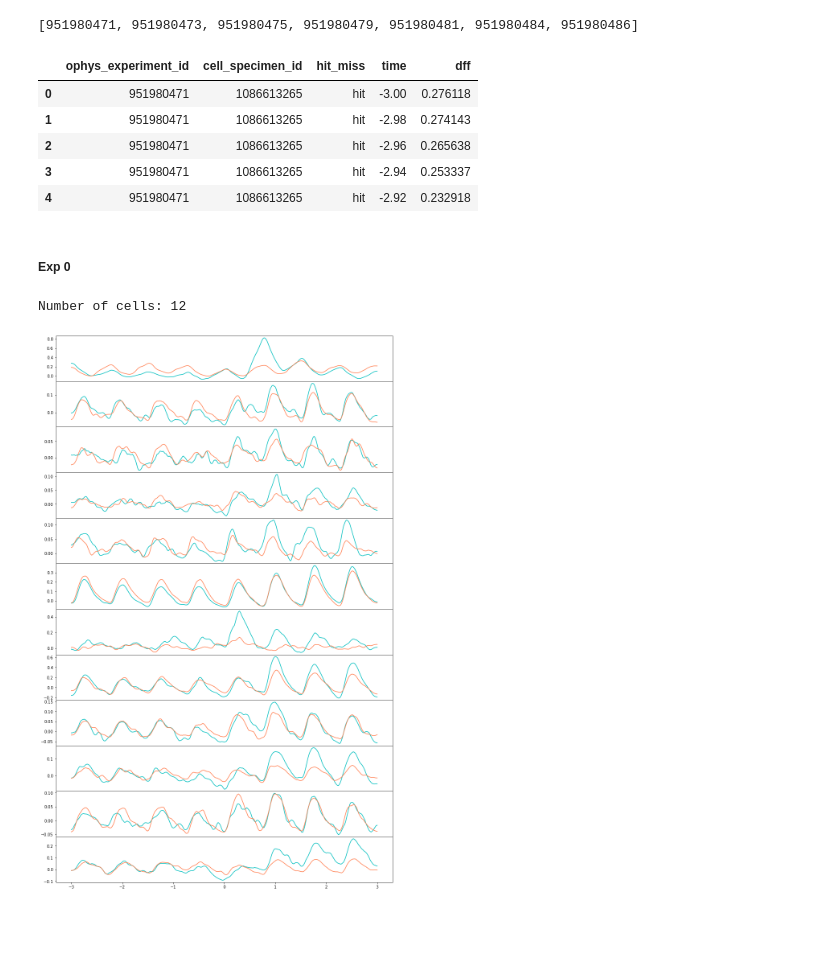
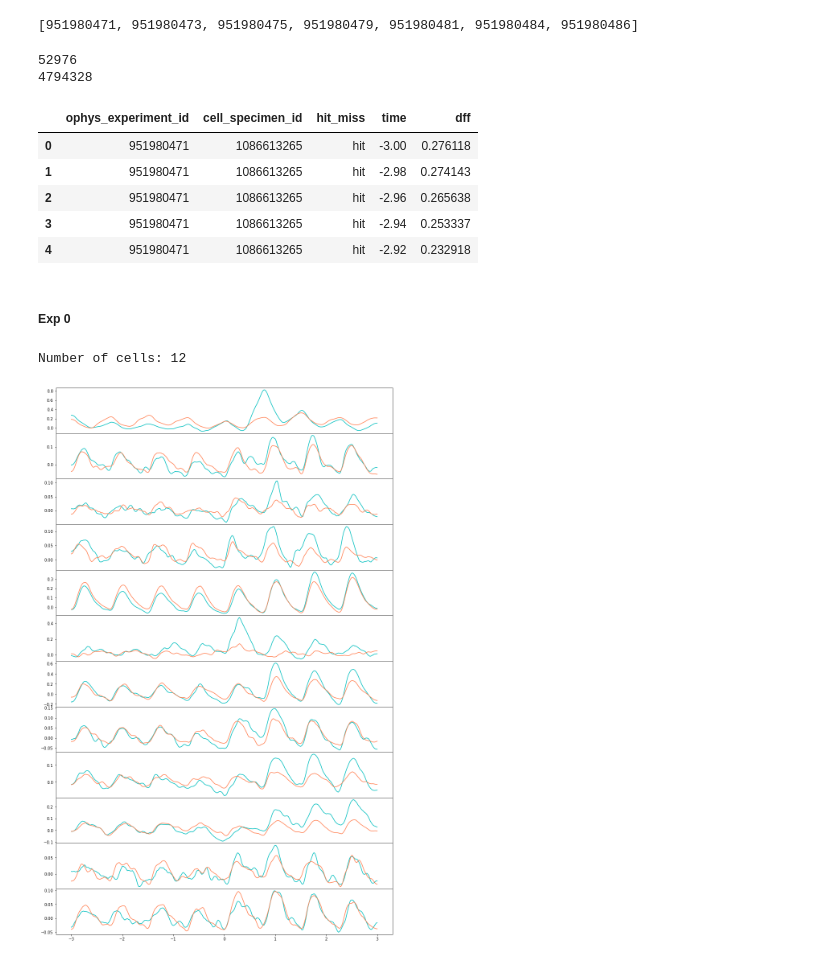
Before and after one commit to odmina/misbehaving_armadillos, a Jupyter notebook: Single_cell_activity_vs_stimulus_changes.ipynb, the cells around one changed output. Drawn from its saved outputs; the diff is of its cells as text; code cells hidden in the pictures; blank space fills up the shorter version.

Commit message:
More plots

```diff
--- a/Single_cell_activity_vs_stimulus_changes.ipynb
+++ b/Single_cell_activity_vs_stimulus_changes.ipynb
@@ -322,8 +322,12 @@ ophys_experiment_ids
 # %%
 #Average each neuron activity across trials
 my_cells_av = my_cells[['ophys_experiment_id', 'cell_specimen_id', 'hit_miss', 'time','dff']].groupby(['ophys_experiment_id', 'cell_specimen_id', 'hit_miss', 'time'], as_index=False).mean()
+print(len(my_cells_av))
+print(len(my_cells))
 my_cells_av.head()
 # %% [output]
+52976
+4794328
 |  | ophys_experiment_id | cell_specimen_id | hit_miss | time | dff |
 | 0 | 951980471 | 1086613265 | hit | -3.00 | 0.276118 |
 | 1 | 951980471 | 1086613265 | hit | -2.98 | 0.274143 |
@@ -333,28 +337,26 @@ my_cells_av.head()
 # %% [markdown]
 ##### Exp 0
 # %%
-experiment_cells = my_cells[my_cells.ophys_experiment_id == ophys_experiment_ids[0]]
-cells_ids = experiment_cells.cell_specimen_id.unique()
+experiment_cells_av = my_cells_av[my_cells_av.ophys_experiment_id == ophys_experiment_ids[0]]
+cells_ids = experiment_cells_av.cell_specimen_id.unique()
 cells_count = len(cells_ids)
 print('Number of cells:', cells_count)
 
-experiment_cells_av = experiment_cells[['cell_specimen_id', 'hit_miss', 'time','dff']].groupby(['cell_specimen_id', 'hit_miss', 'time'], as_index=False).mean()
-
-f, axs = plt.subplots(len(cells), sharex=True, sharey=False, figsize=(15,25))
+f, axs = plt.subplots(cells_count, sharex=True, sharey=False, figsize=(15,25))
 for i, id in enumerate(cells_ids):
   axs[i].plot('time',
               'dff',
               data = experiment_cells_av[(experiment_cells_av.cell_specimen_id == id) & (experiment_cells_av.hit_miss == 'hit')],
               color='c')
   axs[i].plot('time',
               'dff',
               data = experiment_cells_av[(experiment_cells_av.cell_specimen_id == id) & (experiment_cells_av.hit_miss == 'miss')],
               color='coral')
 
 #Fine-tune figure; make subplots close to each other and hide x ticks for
 # all but bottom plot.
 f.subplots_adjust(hspace=0)
 plt.setp([a.get_xticklabels() for a in f.axes[:-1]], visible=False)
 # %% [output]
 Number of cells: 12
-[figure, old version]
+[figure, new version]
```
Also changed, not shown: parts of 3 cells of this notebook.
